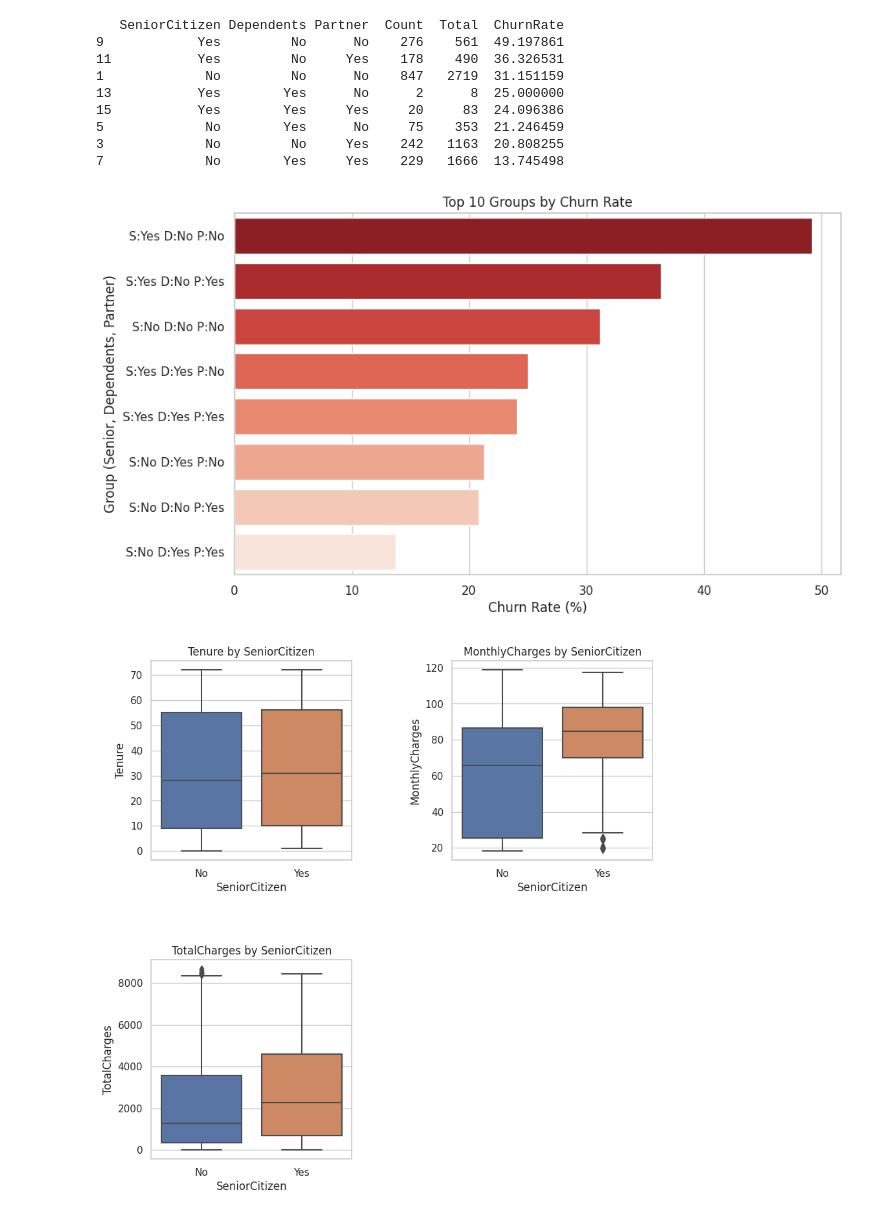
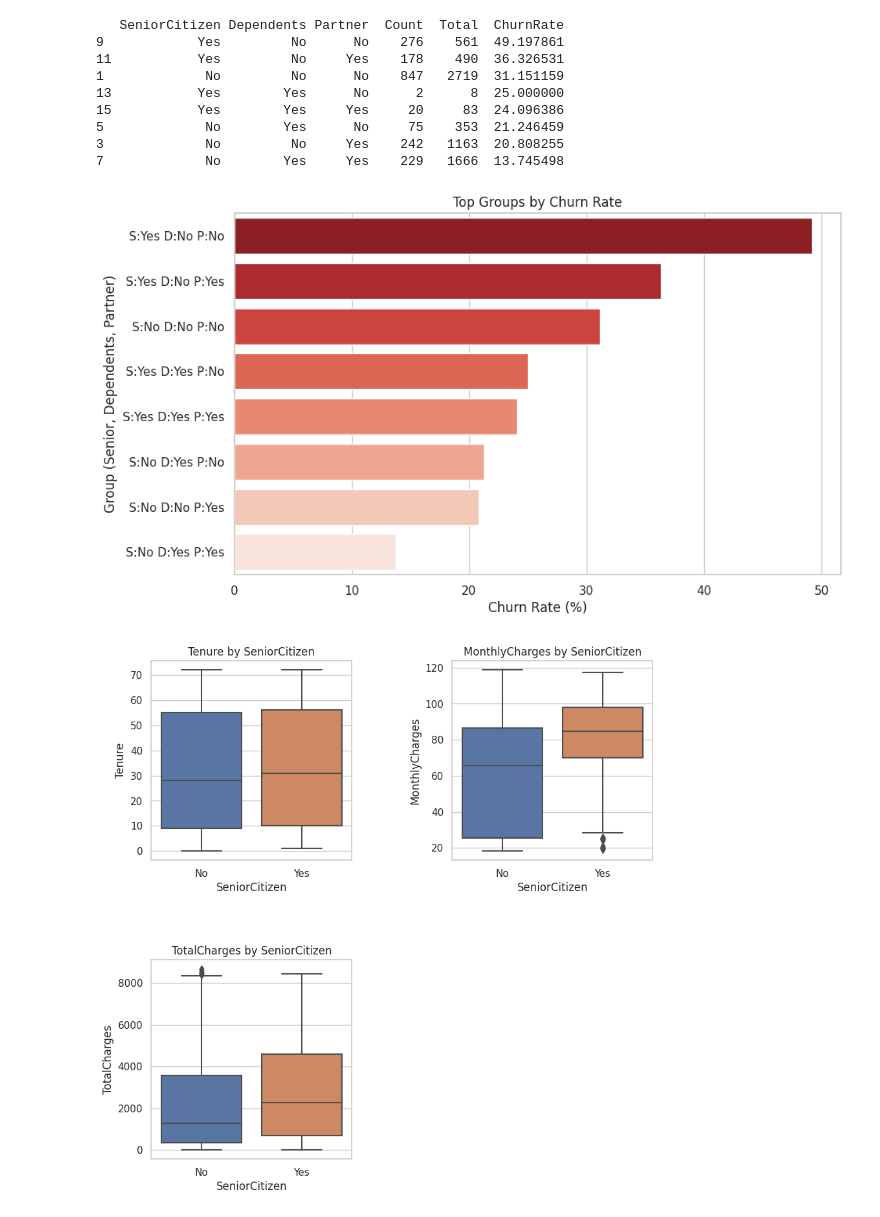
Before and after one commit to cindyyv/churn-analysis, a Jupyter notebook: notebook/telco-churn.ipynb, the cells around one changed output. Cells and saved outputs as stored; diff of their text form; code cells hidden in the pictures.

```diff
--- a/notebook/telco-churn.ipynb
+++ b/notebook/telco-churn.ipynb
@@ -948,19 +976,19 @@ print(churn_rates[['SeniorCitizen', 'Dependents', 'Partner', 'Count', 'Total', '
 # %%
 top_churn = churn_rates.head(10)
 
 plt.figure(figsize=(10,6))
 sns.barplot(
     data=top_churn,
     x='ChurnRate',
     y=top_churn.apply(lambda row: f"S:{row['SeniorCitizen']} D:{row['Dependents']} P:{row['Partner']}", axis=1),
     palette='Reds_r'
 )
 plt.xlabel('Churn Rate (%)')
 plt.ylabel('Group (Senior, Dependents, Partner)')
-plt.title('Top 10 Groups by Churn Rate')
+plt.title('Top Groups by Churn Rate')
 plt.show()
 # %% [output]
-[figure, old version]
+[figure, new version]
 # %%
 numeric = ['Tenure', 'MonthlyCharges', 'TotalCharges']
 fig, axs = plt.subplots(2, 2, figsize=(10, 10))
```
Also changed, not shown: parts of 4 cells of this notebook, 1 other file.
